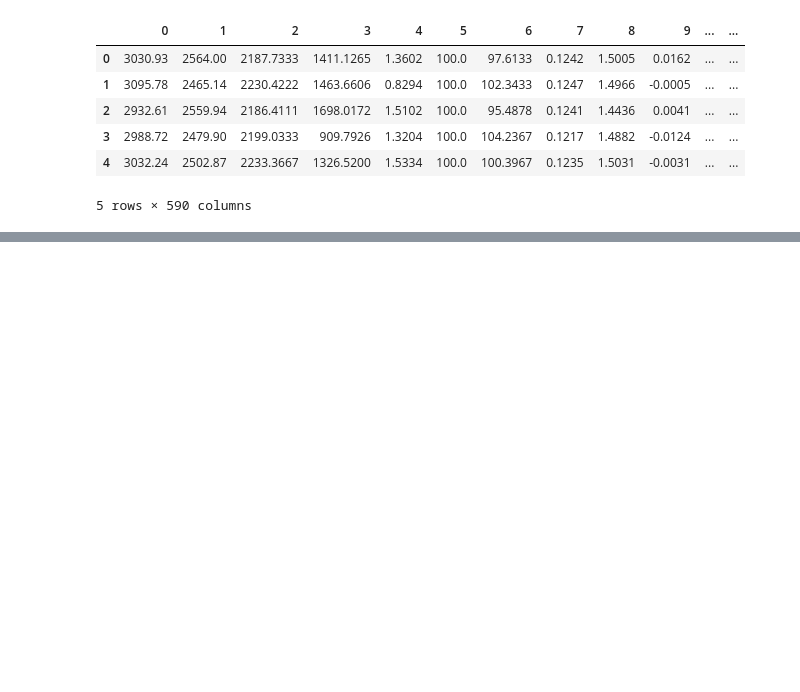
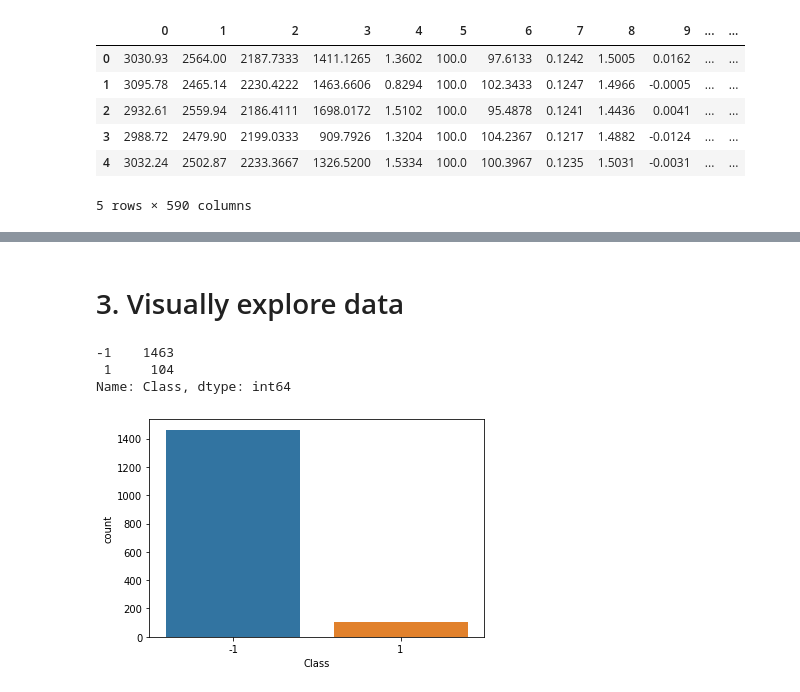
Before and after one commit to haynaou/DS-Certificate-UW, a Jupyter notebook: Course 3 Machine Learning Techniques/Milestone/M01-Houda-Aynaou.ipynb, the cells around one changed output, grey strips where cells are left out. Saved outputs shown, nothing was run; the diff lists cells and outputs as text; code cells hidden in the pictures; blank space fills up the shorter version.

```diff
--- a/Course 3 Machine Learning Techniques/Milestone/M01-Houda-Aynaou.ipynb
+++ b/Course 3 Machine Learning Techniques/Milestone/M01-Houda-Aynaou.ipynb
@@ -46,0 +54,5 @@ ParserError: Error tokenizing data. C error: Expected 1 fields in line 49, saw 2
+# %%
+# mergine data
+
+data = pd.concat([secom_labels, secom_data], axis= 1)
+data.head(10)
@@ -46,0 +82,8 @@ ParserError: Error tokenizing data. C error: Expected 1 fields in line 49, saw 2
+# %%
+missing = data.isnull().sum().sort_values(ascending = False).to_frame(name = 'Total missing')
+
+# Columns with missing values
+col_missing = missing[missing['Total missing'] != 0]
+col_missing['% missing'] = (col_missing['Total missing']/len(data))*100
+print('There are {} columns with missing values.'.format(col_missing.shape[0]))
+col_missing.head()
@@ -46,0 +108,7 @@ ParserError: Error tokenizing data. C error: Expected 1 fields in line 49, saw 2
+# %%
+# Dropping columns where more than 70 of the data is missing
+to_drop = list(col_missing[col_missing['% missing'] > 70].index)
+
+d_data = data.drop(to_drop, axis= 1)
+
+d_data.shape
@@ -46,0 +117,4 @@ ParserError: Error tokenizing data. C error: Expected 1 fields in line 49, saw 2
+# %%
+# Impute missing value with the mean
+df = d_data.fillna(data.mean(axis =1))
+df.head()
@@ -46,0 +129,13 @@ ParserError: Error tokenizing data. C error: Expected 1 fields in line 49, saw 2
+# %% [markdown]
+# 3. Visually explore data
+# %%
+# Target variable:
+df['Class'].value_counts()
+# %% [output]
+-1    1463
+ 1     104
+Name: Class, dtype: int64
+# %%
+ sns.countplot(x="Class", data=df);
+# %% [output]
+[figure, added]
```
Also changed, not shown: parts of 43 cells of this notebook, 1 other file.
